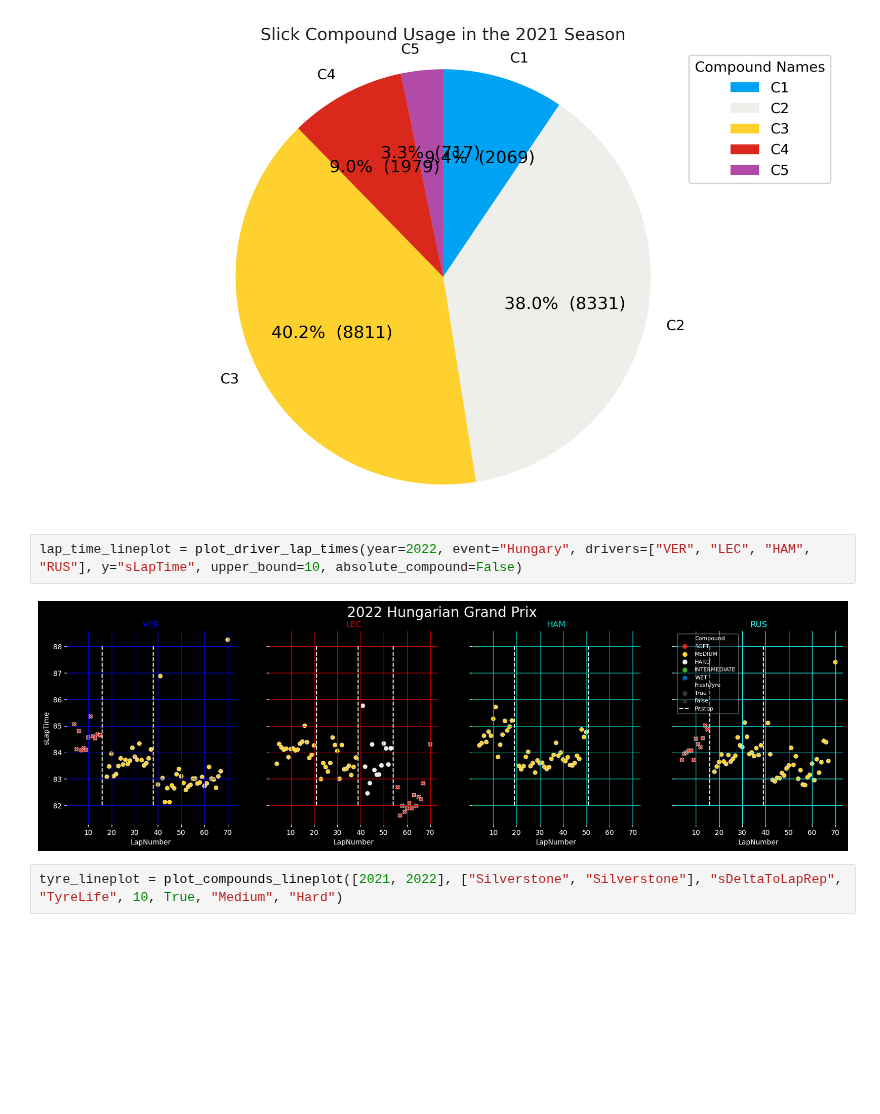
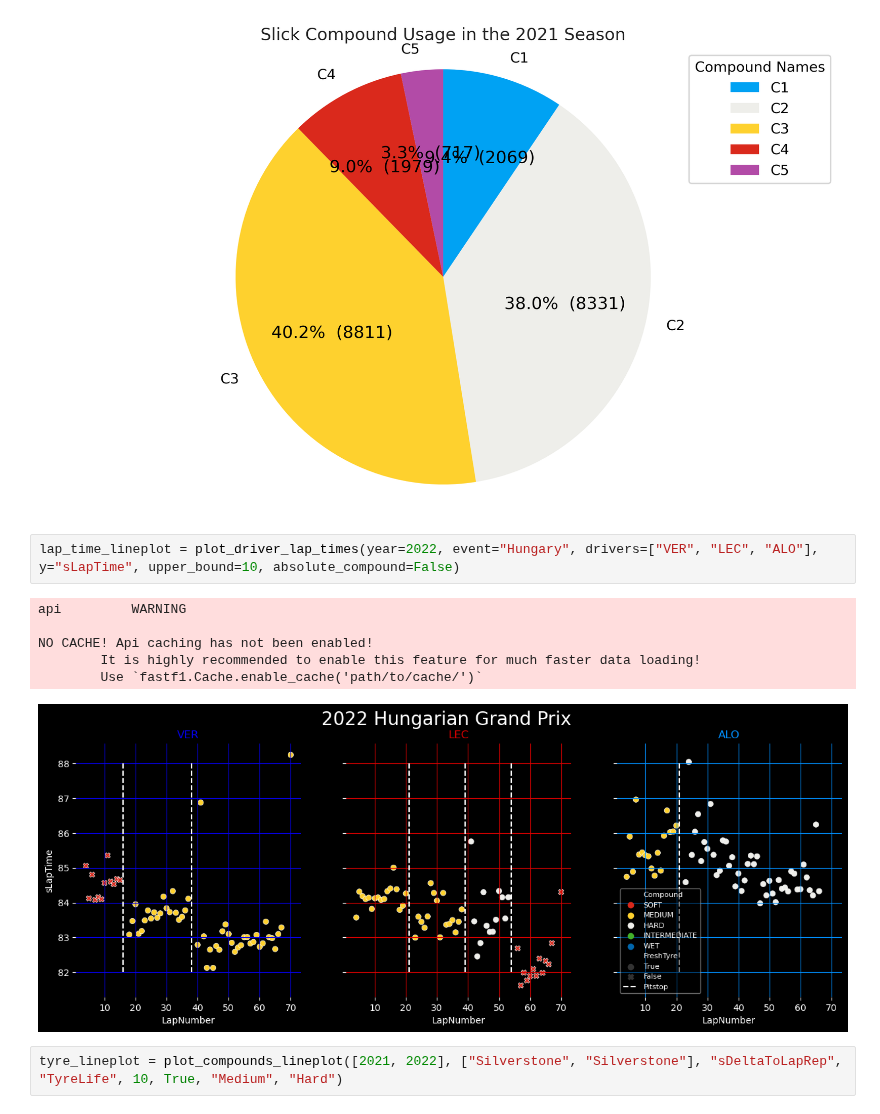
Before and after one commit to Casper-Guo/Armchair-Strategist, a Jupyter notebook: visualization.ipynb, the cells around one changed output. Saved outputs shown, nothing was run; the diff lists cells and outputs as text; blank space fills up the shorter version.

```diff
--- a/visualization.ipynb
+++ b/visualization.ipynb
@@ -611,9 +611,14 @@ pie_chart = tyre_usage_pie(year=2021, title="Slick Compound Usage in the 2021 Se
 # %% [output]
 [figure]
 # %%
-lap_time_lineplot = plot_driver_lap_times(year=2022, event="Hungary", drivers=["VER", "LEC", "HAM", "RUS"], y="sLapTime", upper_bound=10, absolute_compound=False)
+lap_time_lineplot = plot_driver_lap_times(year=2022, event="Hungary", drivers=["VER", "LEC", "ALO"], y="sLapTime", upper_bound=10, absolute_compound=False)
 # %% [output]
+api         WARNING
+
+NO CACHE! Api caching has not been enabled!
+        It is highly recommended to enable this feature for much faster data loading!
+        Use `fastf1.Cache.enable_cache('path/to/cache/')`
-[figure, old version]
+[figure, new version]
 # %%
 tyre_lineplot = plot_compounds_lineplot([2021, 2022], ["Silverstone", "Silverstone"], "sDeltaToLapRep", "TyreLife", 10, True, "Medium", "Hard")
 # %% [output]
```
